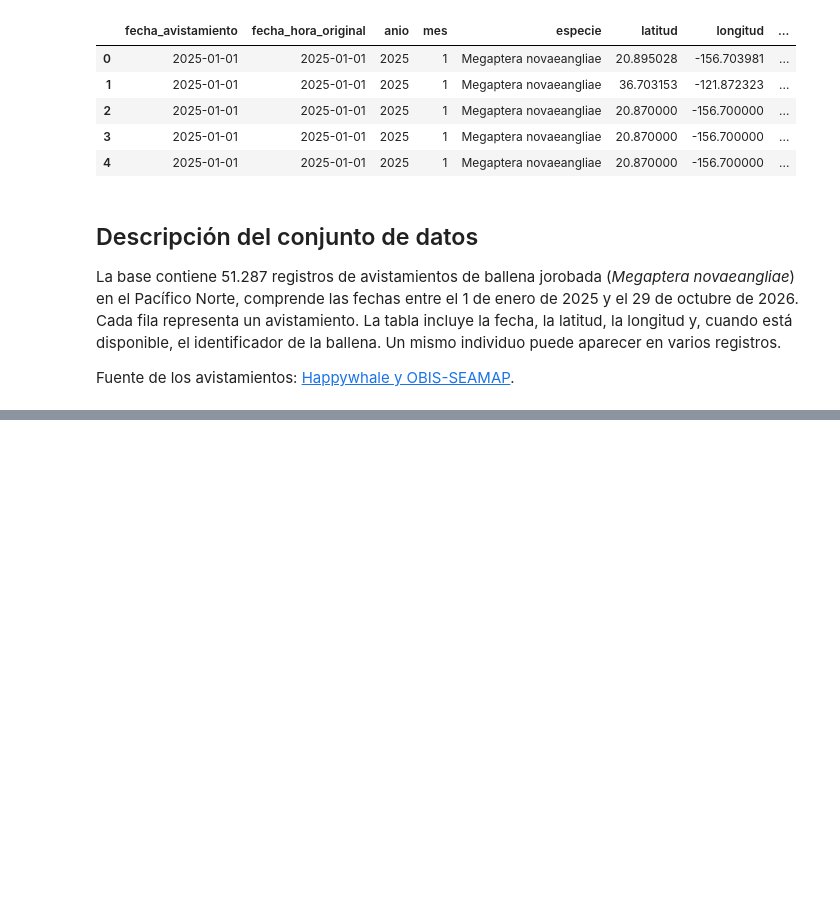
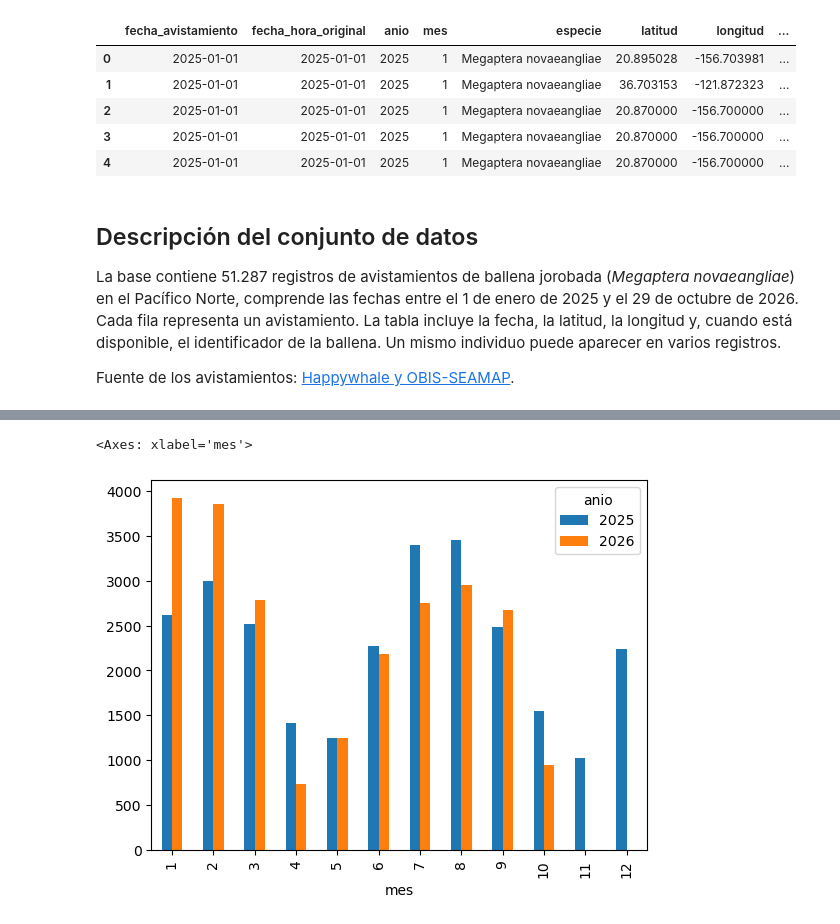
Before and after one commit to Intercoonecta/avistamiento-de-ballena-jorbada, a Jupyter notebook: actividad 1_ ballena jorobada.ipynb, the cells around one changed output, grey strips where cells are left out. Drawn from its saved outputs; the diff is of its cells as text; code cells hidden in the pictures; blank space fills up the shorter version.

```diff
--- a/actividad 1_ ballena jorobada.ipynb
+++ b/actividad 1_ ballena jorobada.ipynb
@@ -23,0 +43,2 @@ Fuente de los avistamientos: [Happywhale y OBIS-SEAMAP](https://doi.org/10.82144
+# %%
+registros_mes = ballenas.groupby(["mes", "anio"]).size().unstack()
@@ -23,0 +62,5 @@ Fuente de los avistamientos: [Happywhale y OBIS-SEAMAP](https://doi.org/10.82144
+# %%
+registros_mes.plot(kind="bar")
+# %% [output]
+<Axes: xlabel='mes'>
+[figure, added]
```
Also changed, not shown: parts of 10 cells of this notebook.
